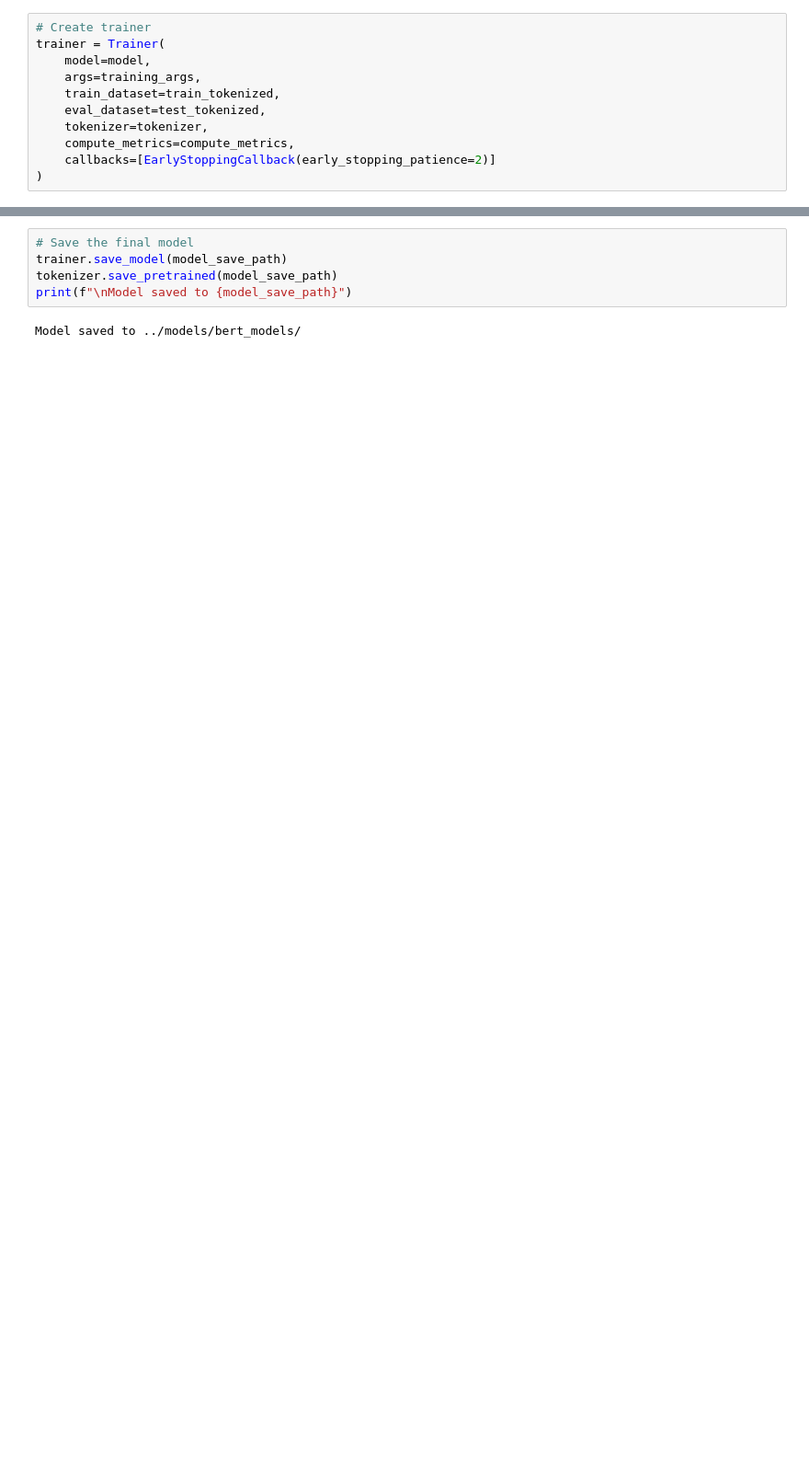
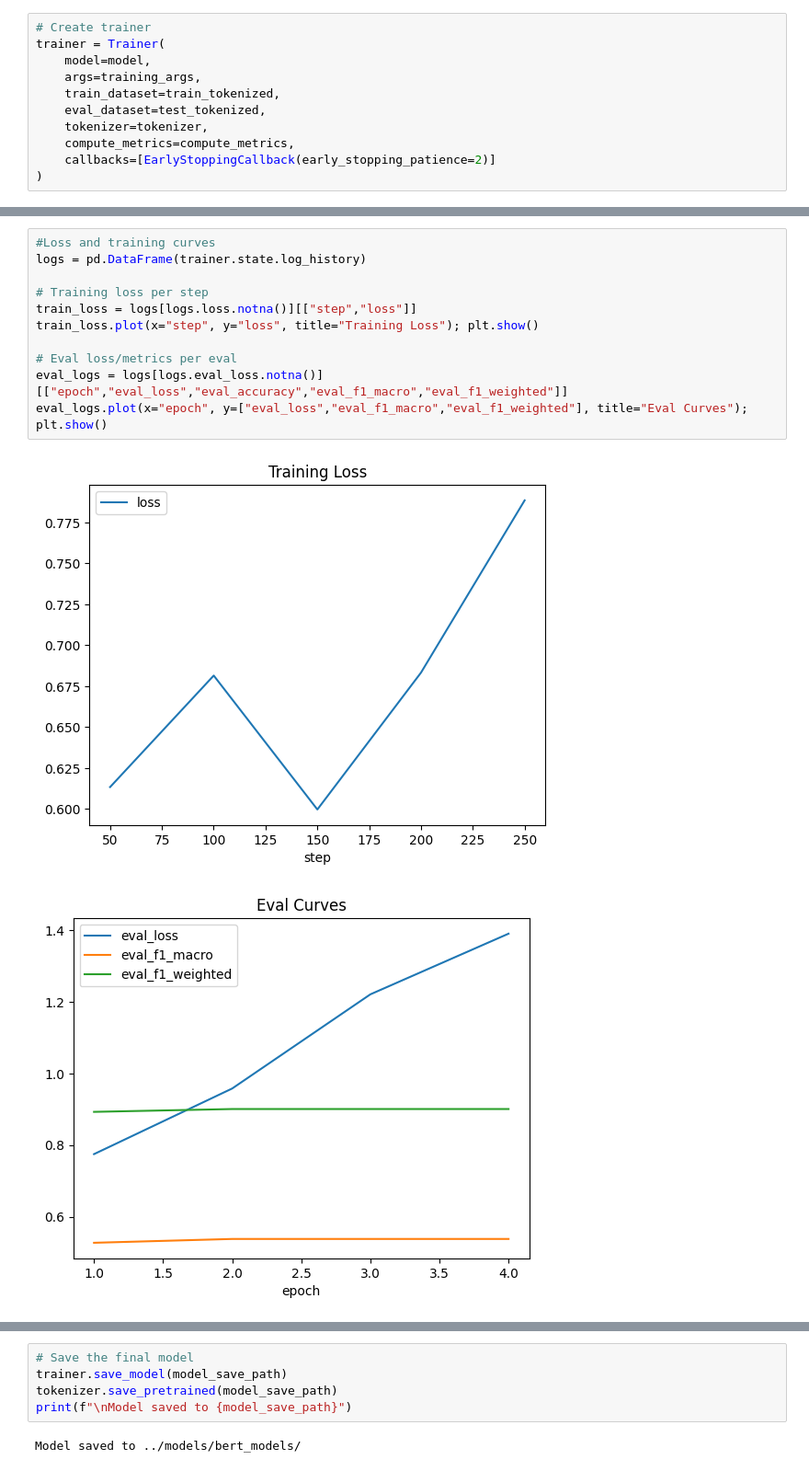
Before and after one commit to uclh-criu/patient-clinical-timeline-extraction, a Jupyter notebook: notebooks_training/bert_training.ipynb, the cells around one changed output, grey strips where cells are left out. Shown at 92% size. Drawn from its saved outputs; the diff is of its cells as text; blank space fills up the shorter version.

```diff
--- a/notebooks_training/bert_training.ipynb
+++ b/notebooks_training/bert_training.ipynb
@@ -168,3 +169,17 @@ TrainOutput(global_step=222, training_loss=0.7861502449791711, metrics={'train_r
+# %%
+#Loss and training curves
+logs = pd.DataFrame(trainer.state.log_history)
+
+# Training loss per step
+train_loss = logs[logs.loss.notna()][["step","loss"]]
+train_loss.plot(x="step", y="loss", title="Training Loss"); plt.show()
+
+# Eval loss/metrics per eval
+eval_logs = logs[logs.eval_loss.notna()][["epoch","eval_loss","eval_accuracy","eval_f1_macro","eval_f1_weighted"]]
+eval_logs.plot(x="epoch", y=["eval_loss","eval_f1_macro","eval_f1_weighted"], title="Eval Curves"); plt.show()
+# %% [output]
+[figure, added]
+[figure, added]
 # %%
 # Evaluate on test set
 eval_results = trainer.evaluate(test_tokenized)
```
Also changed, not shown: parts of 9 cells of this notebook.
